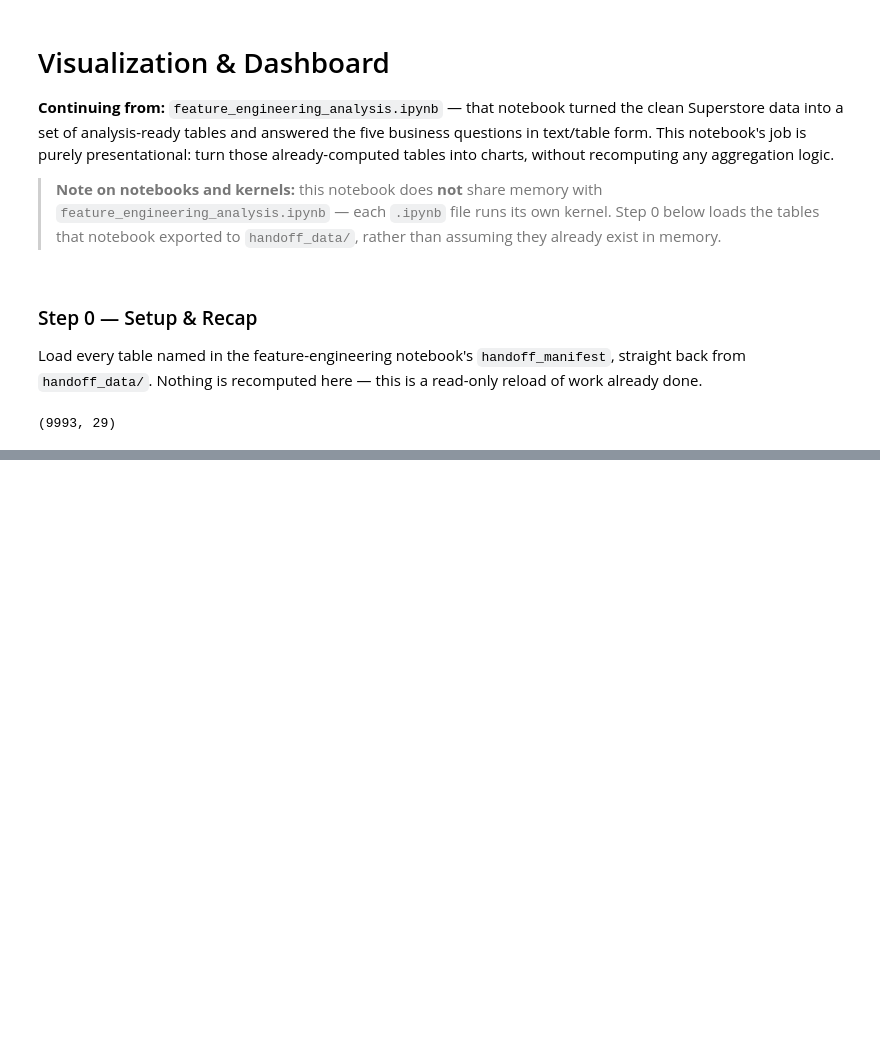
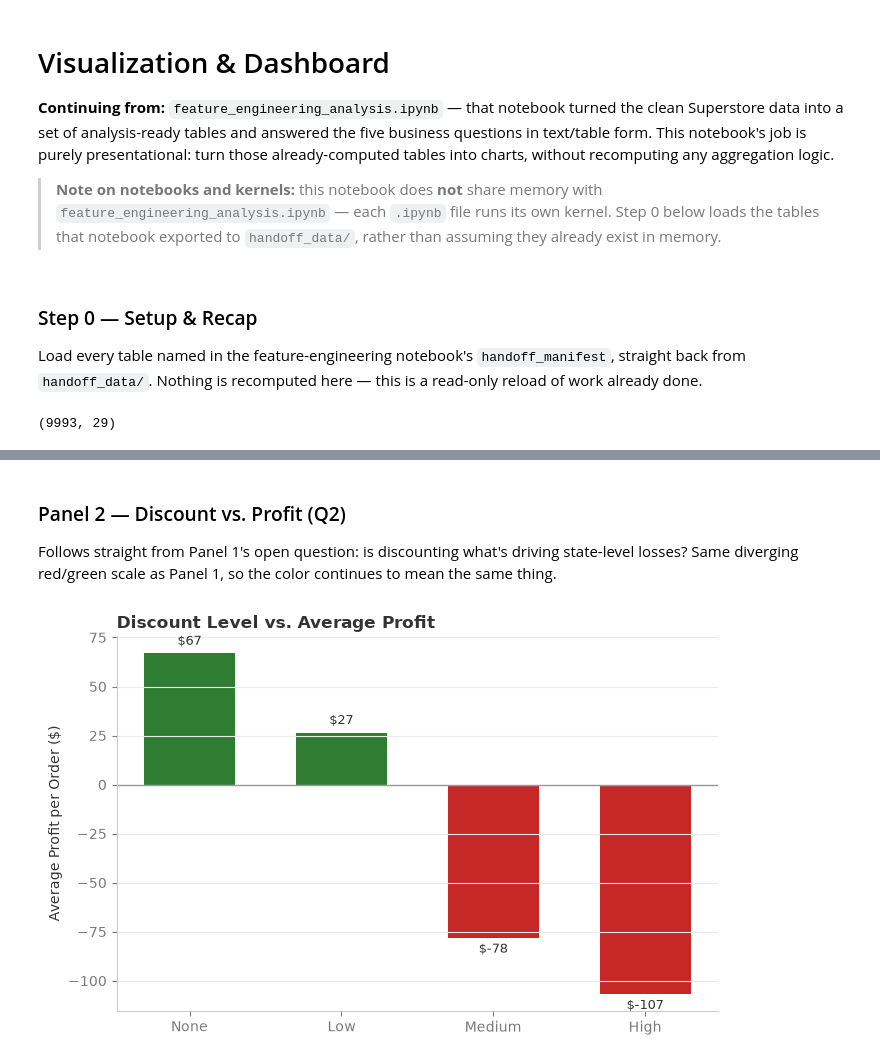
Before and after one commit to wmouhammed2016/data_exploring_cleaning, a Jupyter notebook: visualization_dashboard.ipynb, the cells around one changed output, grey strips where cells are left out. Drawn from its saved outputs; the diff is of its cells as text; code cells hidden in the pictures; blank space fills up the shorter version.

```diff
--- a/visualization_dashboard.ipynb
+++ b/visualization_dashboard.ipynb
@@ -24,7 +28,10 @@ rfm = pd.read_parquet(f"{handoff_dir}/rfm.parquet", engine="pyarrow")
 
 # Small, chart-ready summary tables
 state_profit = pd.read_csv(f"{handoff_dir}/state_profit.csv", index_col="State").squeeze("columns")
-discount_profit = pd.read_csv(f"{handoff_dir}/discount_profit.csv", index_col="Discount Bucket").squeeze("columns")
+# keep_default_na=False: the "None" discount bucket is a literal label, not a
+# missing value -- pandas' default NA-string list would otherwise silently
+# turn that row's index into NaN on reload.
+discount_profit = pd.read_csv(f"{handoff_dir}/discount_profit.csv", index_col="Discount Bucket", keep_default_na=False).squeeze("columns")
 ship_mode_summary = pd.read_csv(f"{handoff_dir}/ship_mode_summary.csv", index_col="Ship Mode")
 region_summary = pd.read_csv(f"{handoff_dir}/region_summary.csv", index_col="Region")
 category_summary = pd.read_csv(f"{handoff_dir}/category_summary.csv", index_col="Category")
@@ -66,0 +182,26 @@ Build one chart per question from the feature-engineering notebook's Step 6, usi
+# %% [markdown]
+### Panel 2 — Discount vs. Profit (Q2)
+
+Follows straight from Panel 1's open question: is discounting what's driving state-level losses? Same diverging red/green scale as Panel 1, so the color continues to mean the same thing.
+# %%
+discount_order = ["None", "Low", "Medium", "High", "Very High"]
+dp = discount_profit.reindex(discount_order)
+colors = [COLOR_POS if v >= 0 else COLOR_NEG for v in dp.values]
+
+fig, ax = plt.subplots(figsize=(7, 4.5))
+bars = ax.bar(dp.index, dp.values, color=colors, width=0.6)
+ax.axhline(0, color="#999999", linewidth=1)
+ax.set_ylabel("Average Profit per Order ($)")
+ax.set_title("Discount Level vs. Average Profit", loc="left", fontsize=12, fontweight="bold")
+for bar, v in zip(bars, dp.values):
+    if pd.isna(v):
+        continue
+    va = "bottom" if v >= 0 else "top"
+    ax.annotate(f"${v:,.0f}", xy=(bar.get_x() + bar.get_width() / 2, v),
+                xytext=(0, 4 if v >= 0 else -4), textcoords="offset points",
+                ha="center", va=va, fontsize=9)
+ax.grid(axis="x", visible=False)
+plt.tight_layout()
+plt.show()
+# %% [output]
+[figure, added]
```
Also changed, not shown: parts of 17 cells of this notebook, 3 other files.
